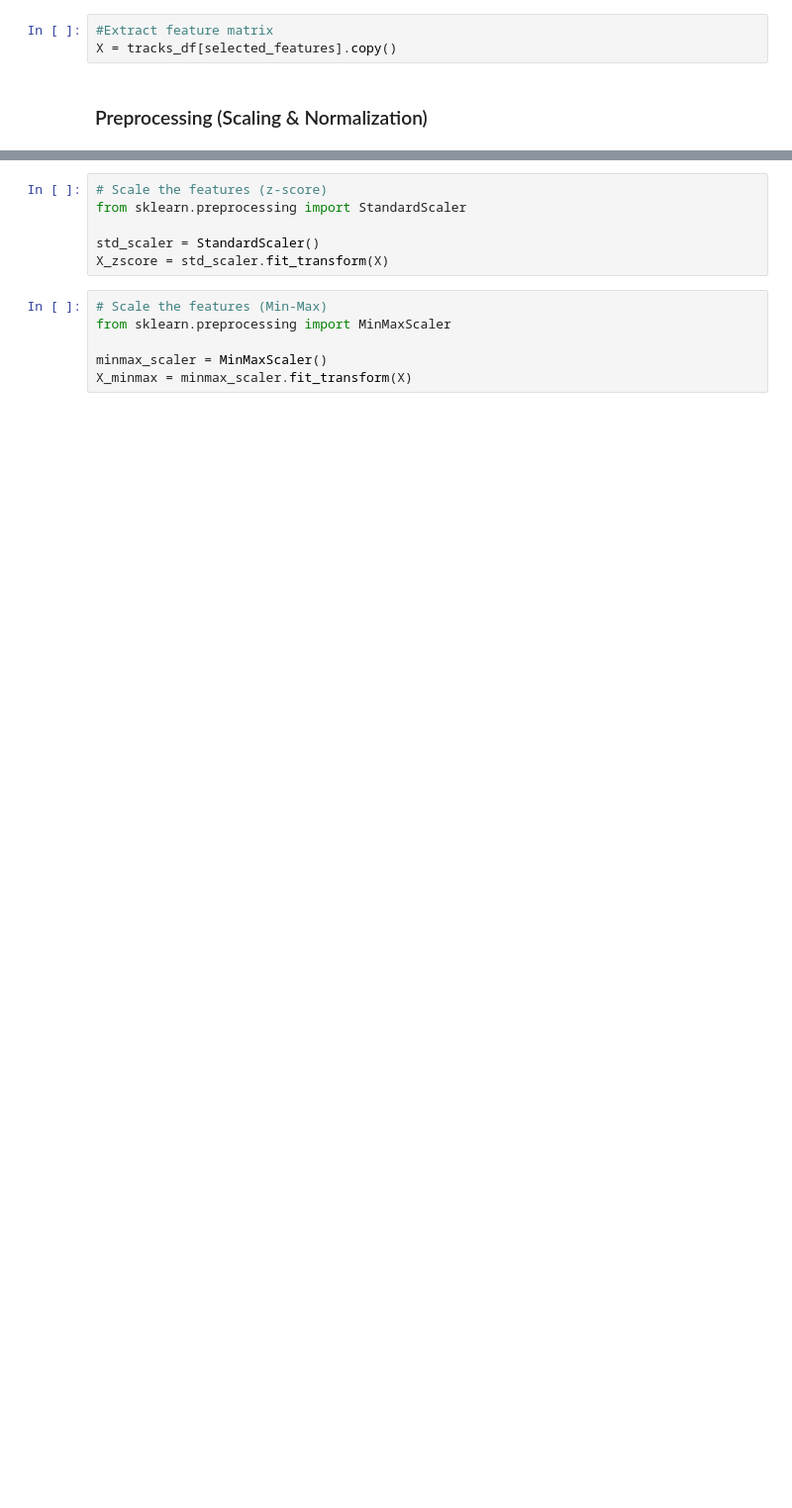
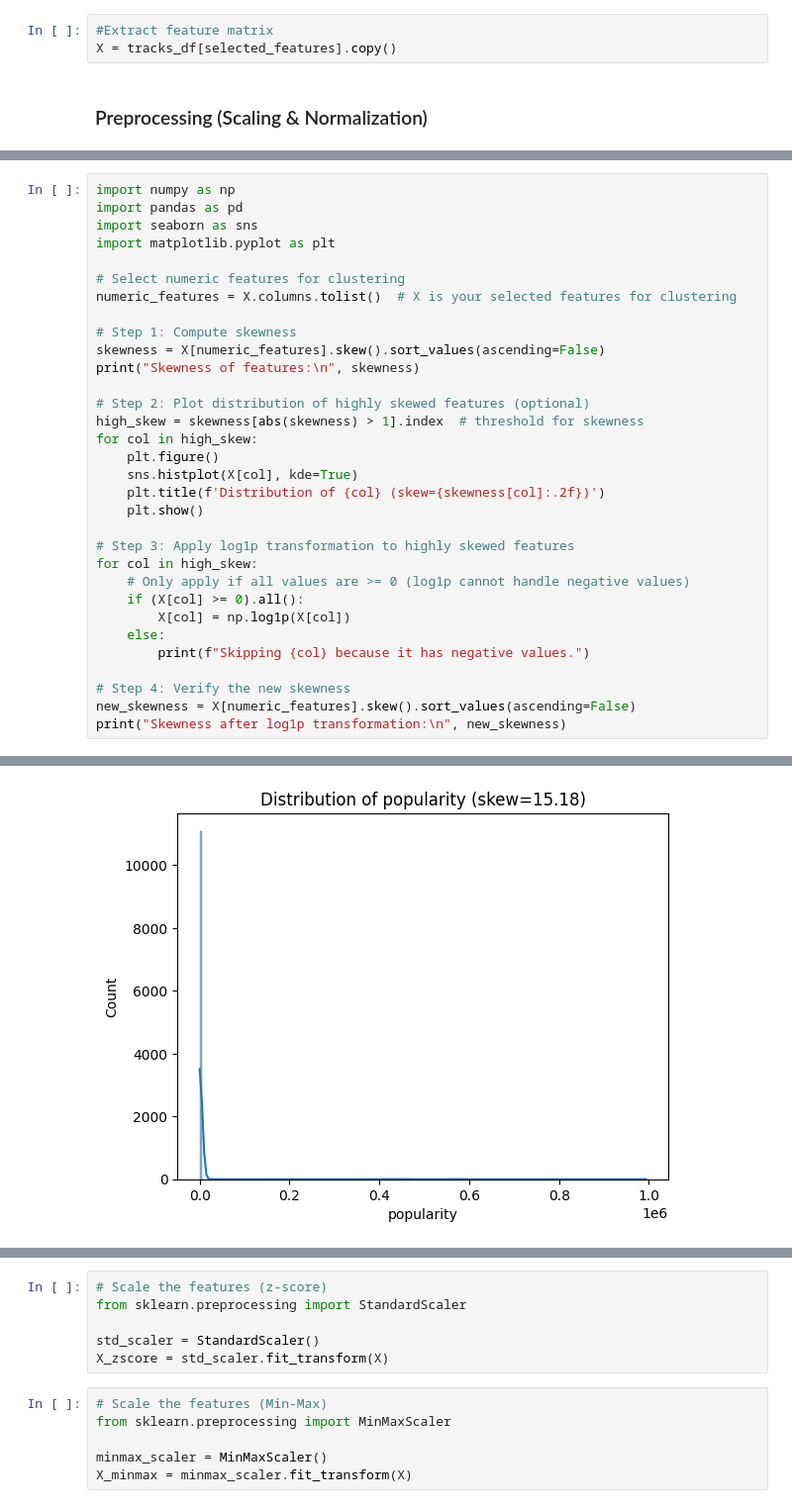
Before and after one commit to abderrahmane-salmi/UNIPI-Data-Mining-Project, a Jupyter notebook: task2/03_clustering_analysis.ipynb, the cells around one changed output, grey strips where cells are left out. Shown at 99% size. Drawn from its saved outputs; the diff is of its cells as text; blank space fills up the shorter version.

```diff
--- a/task2/03_clustering_analysis.ipynb
+++ b/task2/03_clustering_analysis.ipynb
@@ -77,3 +81,36 @@ has_collaboration      0
 swear_ratio            0
 aggressiveness         0
 dtype: int64
+# %%
+import numpy as np
+import pandas as pd
+import seaborn as sns
+import matplotlib.pyplot as plt
+
+# Select numeric features for clustering
+numeric_features = X.columns.tolist()  # X is your selected features for clustering
+
+# Step 1: Compute skewness
+skewness = X[numeric_features].skew().sort_values(ascending=False)
+print("Skewness of features:\n", skewness)
+
+# Step 2: Plot distribution of highly skewed features (optional)
+high_skew = skewness[abs(skewness) > 1].index  # threshold for skewness
+for col in high_skew:
+    plt.figure()
+    sns.histplot(X[col], kde=True)
+    plt.title(f'Distribution of {col} (skew={skewness[col]:.2f})')
+    plt.show()
+
+# Step 3: Apply log1p transformation to highly skewed features
+for col in high_skew:
+    # Only apply if all values are >= 0 (log1p cannot handle negative values)
+    if (X[col] >= 0).all():
+        X[col] = np.log1p(X[col])
+    else:
+        print(f"Skipping {col} because it has negative values.")
+
+# Step 4: Verify the new skewness
+new_skewness = X[numeric_features].skew().sort_values(ascending=False)
+print("Skewness after log1p transformation:\n", new_skewness)
+# %% [output]
@@ -79,0 +133 @@ dtype: int64
+[figure, added]
```
Also changed, not shown: parts of 8 cells of this notebook, 1 other file.
